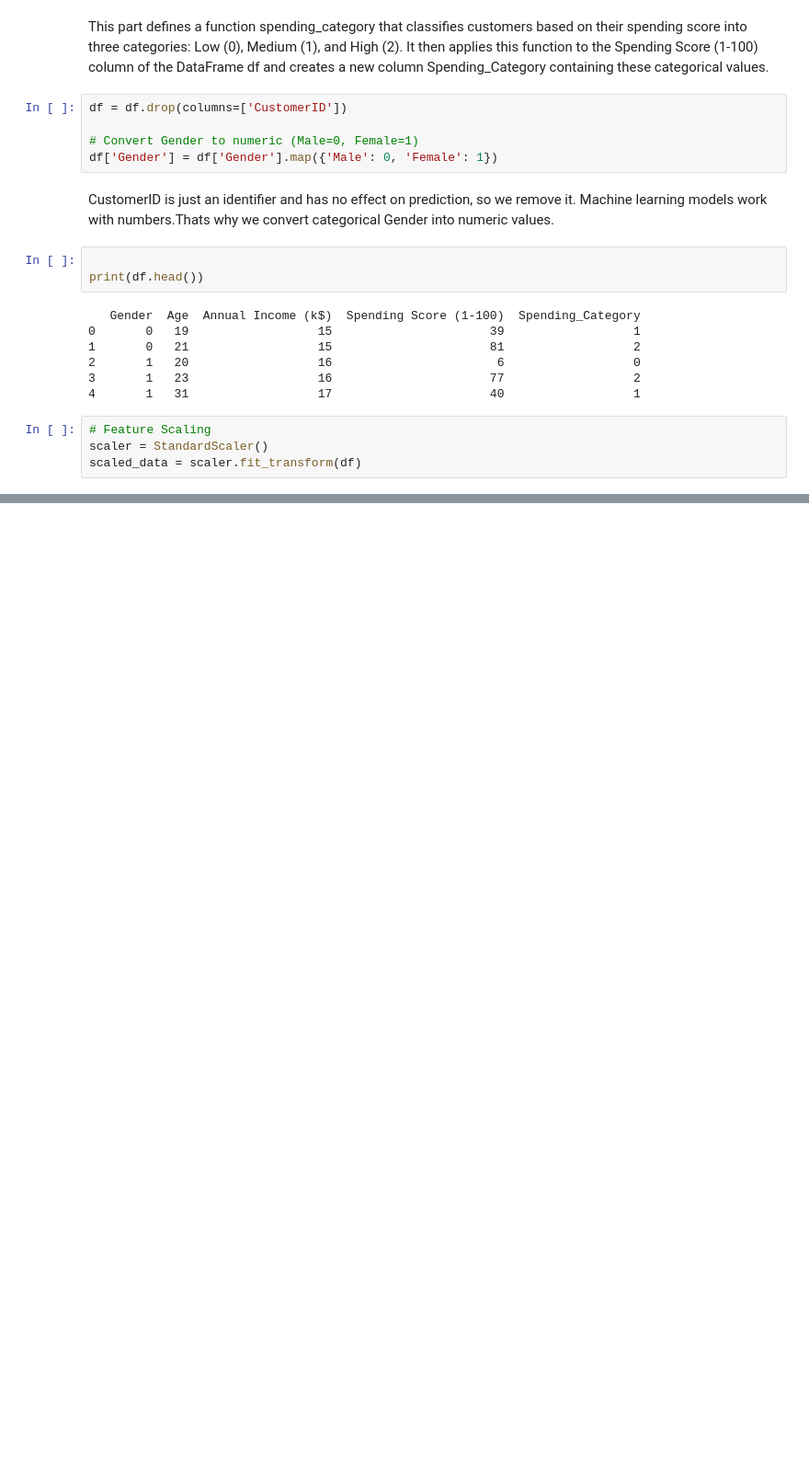
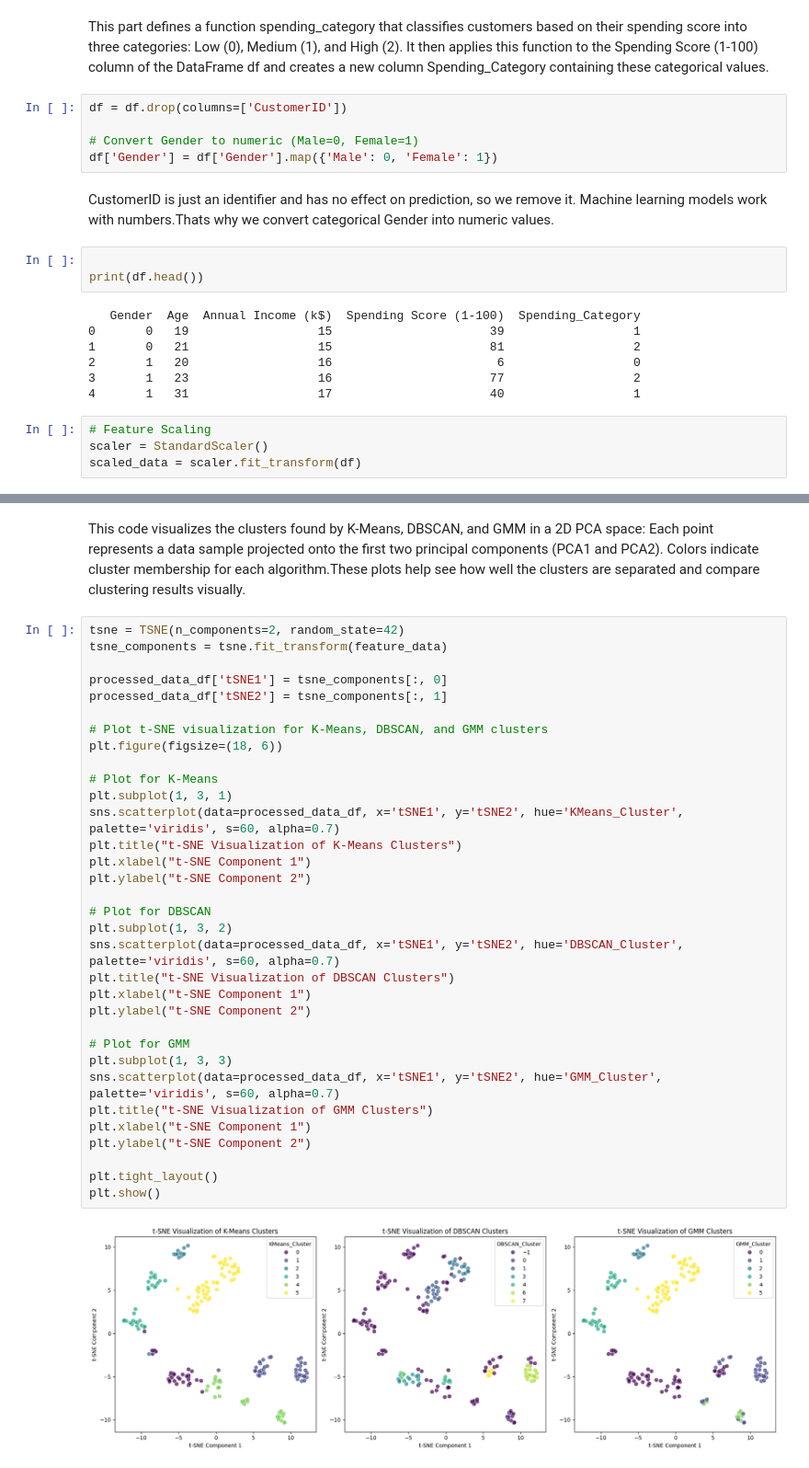
Before and after one commit to mithilatonni123/CSE475, a Jupyter notebook: Lab/Lab2.ipynb, the cells around one changed output, grey strips where cells are left out. Shown at 92% size. Saved outputs shown, nothing was run; the diff lists cells and outputs as text; blank space fills up the shorter version.

```diff
--- a/Lab/Lab2.ipynb
+++ b/Lab/Lab2.ipynb
@@ -221,0 +212,39 @@ GMM-This visualization shows how GMM forms soft clusters based on probability di
+# %% [markdown]
+This code visualizes the clusters found by K-Means, DBSCAN, and GMM in a 2D PCA space:
+Each point represents a data sample projected onto the first two principal components (PCA1 and PCA2).
+Colors indicate cluster membership for each algorithm.These plots help see how well the clusters are separated and compare clustering results visually.
+# %%
+tsne = TSNE(n_components=2, random_state=42)
+tsne_components = tsne.fit_transform(feature_data)
+
+processed_data_df['tSNE1'] = tsne_components[:, 0]
+processed_data_df['tSNE2'] = tsne_components[:, 1]
+
+# Plot t-SNE visualization for K-Means, DBSCAN, and GMM clusters
+plt.figure(figsize=(18, 6))
+
+# Plot for K-Means
+plt.subplot(1, 3, 1)
+sns.scatterplot(data=processed_data_df, x='tSNE1', y='tSNE2', hue='KMeans_Cluster', palette='viridis', s=60, alpha=0.7)
+plt.title("t-SNE Visualization of K-Means Clusters")
+plt.xlabel("t-SNE Component 1")
+plt.ylabel("t-SNE Component 2")
+
+# Plot for DBSCAN
+plt.subplot(1, 3, 2)
+sns.scatterplot(data=processed_data_df, x='tSNE1', y='tSNE2', hue='DBSCAN_Cluster', palette='viridis', s=60, alpha=0.7)
+plt.title("t-SNE Visualization of DBSCAN Clusters")
+plt.xlabel("t-SNE Component 1")
+plt.ylabel("t-SNE Component 2")
+
+# Plot for GMM
+plt.subplot(1, 3, 3)
+sns.scatterplot(data=processed_data_df, x='tSNE1', y='tSNE2', hue='GMM_Cluster', palette='viridis', s=60, alpha=0.7)
+plt.title("t-SNE Visualization of GMM Clusters")
+plt.xlabel("t-SNE Component 1")
+plt.ylabel("t-SNE Component 2")
+
+plt.tight_layout()
+plt.show()
+# %% [output]
+[figure, added]
```
Also changed, not shown: parts of 19 cells of this notebook.
